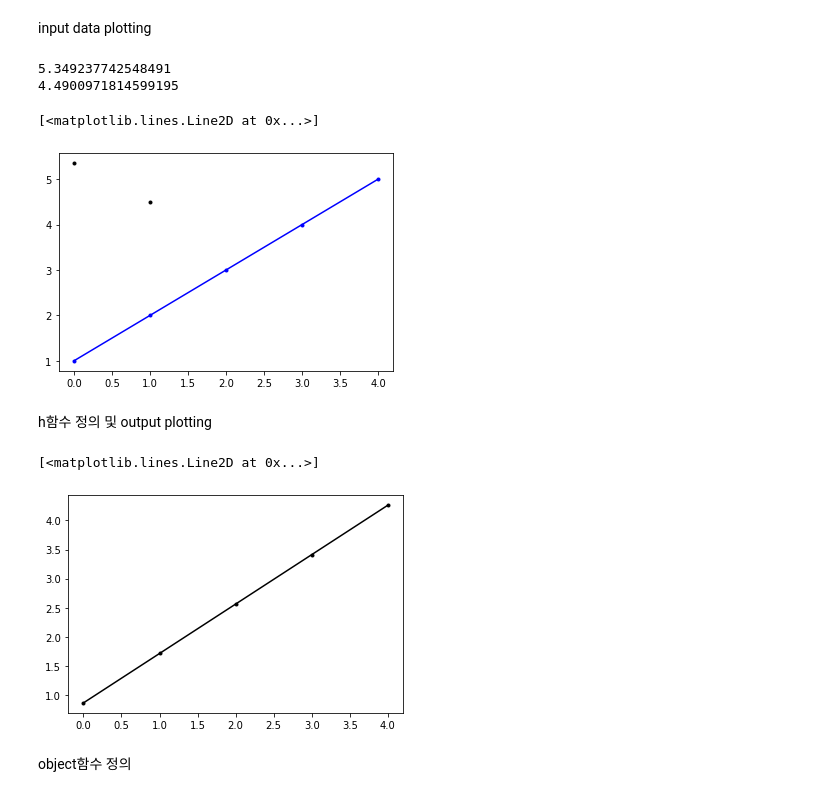
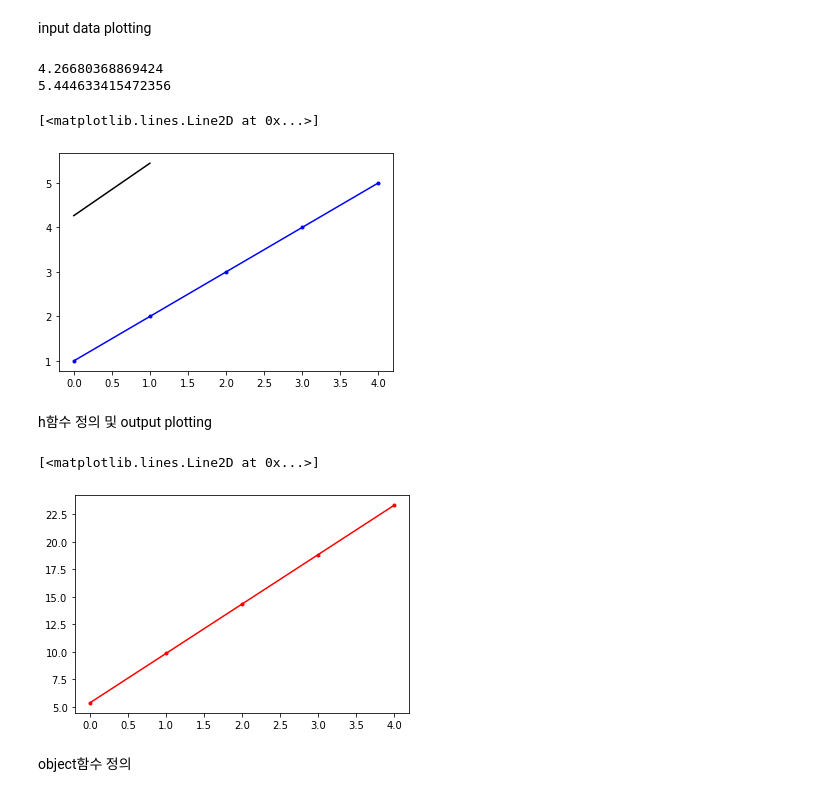
Before and after one commit to cheonginho/Machine-Learing, a Jupyter notebook: Machine_Learning01.ipynb, the cells around one changed output. Cells and saved outputs as stored; diff of their text form; code cells hidden in the pictures.

```diff
--- a/Machine_Learning01.ipynb
+++ b/Machine_Learning01.ipynb
@@ -19,12 +19,12 @@ print(theta1)
 theta=[theta0,theta1]
 plt.plot(a,b,c='b',marker='.')
 
-plt.plot(theta,'k.')
+plt.plot(theta,'k-')
 # %% [output]
-5.349237742548491
-4.4900971814599195
+4.26680368869424
+5.444633415472356
 [<matplotlib.lines.Line2D at 0x...>]
-[figure, old version]
+[figure, new version]
 # %% [markdown]
 h함수 정의 및 output plotting
 # %%
@@ -33,10 +33,10 @@ def hypoth(theta1,theta0,x):
   return h
 # %%
 h = hypoth(theta[1],theta[0],a)
-plt.plot(h,'k-',marker='.')
+plt.plot(h,'r-',marker='.')
 # %% [output]
 [<matplotlib.lines.Line2D at 0x...>]
-[figure, old version]
+[figure, new version]
 # %% [markdown]
 object함수 정의
 # %%
```
